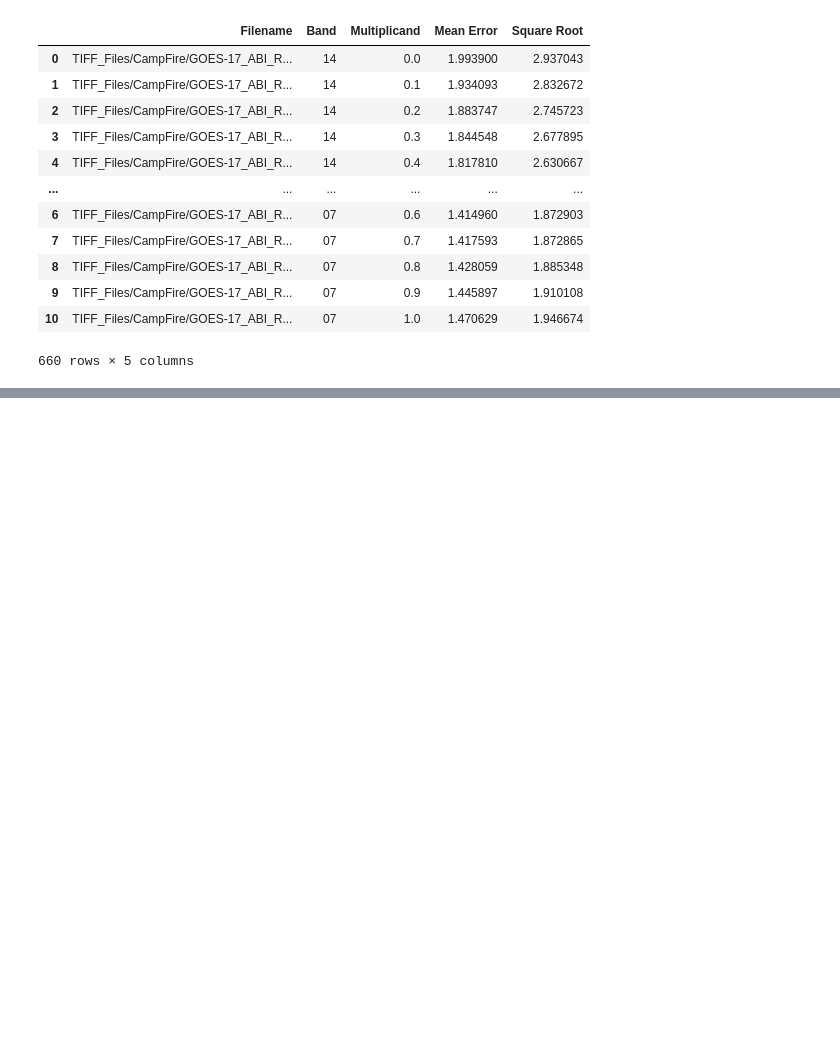
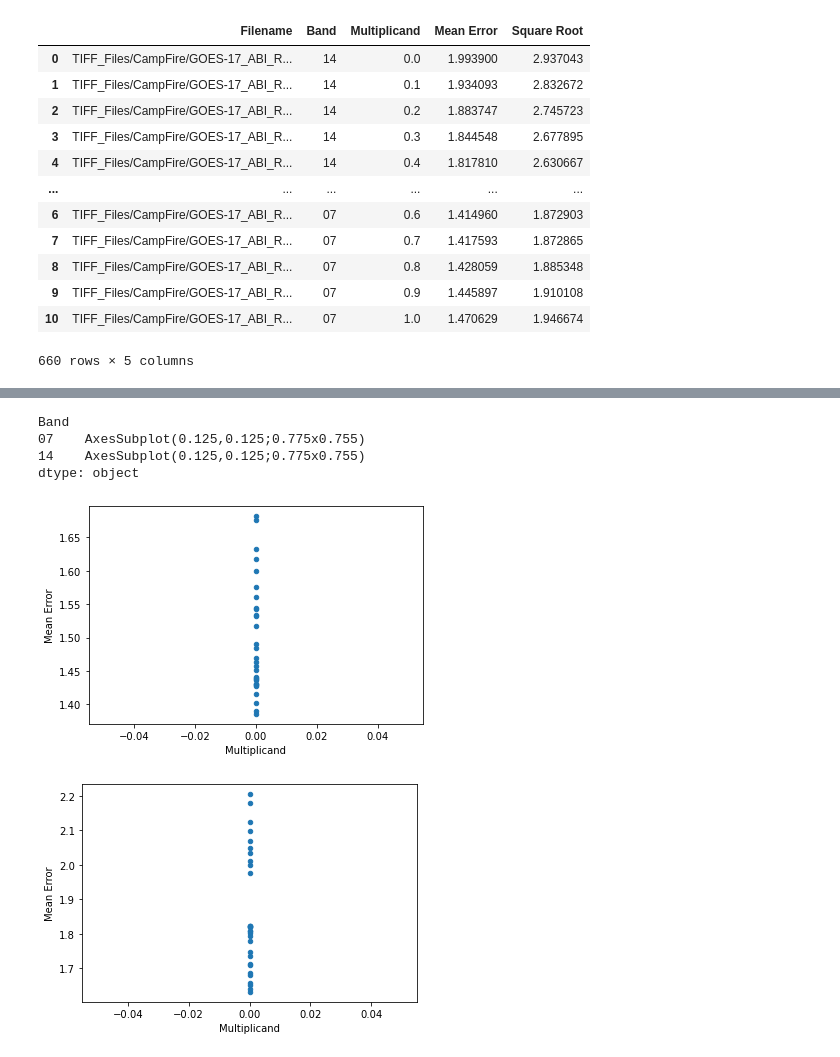
Before and after one commit to ccny-glasslab/Fires, a Jupyter notebook: JC_laplace_multiplicand.ipynb, the cells around one changed output, grey strips where cells are left out. Cells and saved outputs as stored; diff of their text form; code cells hidden in the pictures; blank space fills up the shorter version.

```diff
--- a/JC_laplace_multiplicand.ipynb
+++ b/JC_laplace_multiplicand.ipynb
@@ -148,0 +113,11 @@ plt.legend(['Band 7', 'Band 14'], frameon = False, )
+# %%
+#scatterplot that was wrong :)
+df = df_file_min
+df.groupby('Band').plot.scatter('Multiplicand','Mean Error')
+# %% [output]
+Band
+07    AxesSubplot(0.125,0.125;0.775x0.755)
+14    AxesSubplot(0.125,0.125;0.775x0.755)
+dtype: object
+[figure, added]
+[figure, added]
```
Also changed, not shown: parts of 8 cells of this notebook.
